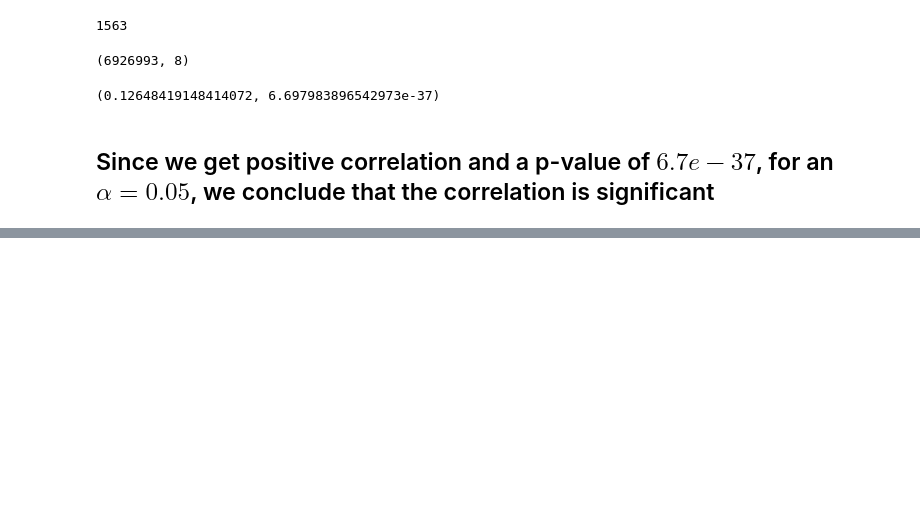
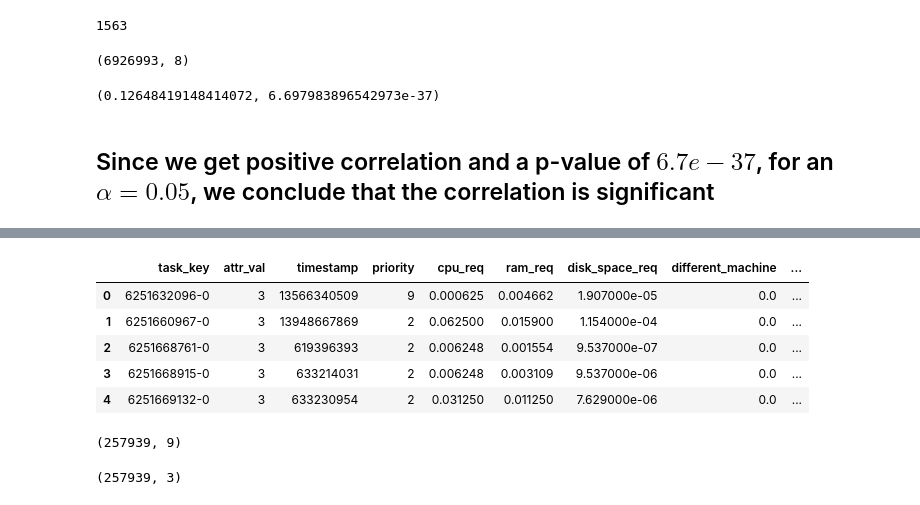
Before and after one commit to faizaan09/google-trace-analysis, a Jupyter notebook: diff_machine affects wait_time.ipynb, the cells around one changed output, grey strips where cells are left out. Drawn from its saved outputs; the diff is of its cells as text; code cells hidden in the pictures; blank space fills up the shorter version.

```diff
--- a/diff_machine affects wait_time.ipynb
+++ b/diff_machine affects wait_time.ipynb
@@ -194,0 +222,7 @@ pearsonr(features.loc[:10000,'priority'],features.loc[:10000,'time_taken'])
+# %%
+df = pd.read_hdf('last.h5')
+# %%
+df = df[['task_key','attr_val']]
+# %%
+temp = df.groupby('task_key').agg('count')
+temp.reset_index(inplace=True)
@@ -194,0 +247,21 @@ pearsonr(features.loc[:10000,'priority'],features.loc[:10000,'time_taken'])
+# %%
+merged = pd.merge(temp,features,on='task_key')
+# %%
+merged.head()
+# %% [output]
+|  | task_key | attr_val | timestamp | priority | cpu_req | ram_req | disk_space_req | different_machine | ... |
+| 0 | 6251632096-0 | 3 | 13566340509 | 9 | 0.000625 | 0.004662 | 1.907000e-05 | 0.0 | ... |
+| 1 | 6251660967-0 | 3 | 13948667869 | 2 | 0.062500 | 0.015900 | 1.154000e-04 | 0.0 | ... |
+| 2 | 6251668761-0 | 3 | 619396393 | 2 | 0.006248 | 0.001554 | 9.537000e-07 | 0.0 | ... |
+| 3 | 6251668915-0 | 3 | 633214031 | 2 | 0.006248 | 0.003109 | 9.537000e-06 | 0.0 | ... |
+| 4 | 6251669132-0 | 3 | 633230954 | 2 | 0.031250 | 0.011250 | 7.629000e-06 | 0.0 | ... |
+# %%
+merged.shape
+# %% [output]
+(257939, 9)
+# %%
+merged = merged[['task_key','attr_val','time_taken']]
+merged.dropna(inplace=True)
+merged.shape
+# %% [output]
+(257939, 3)
```
Also changed, not shown: parts of 12 cells of this notebook, 1 other file.
